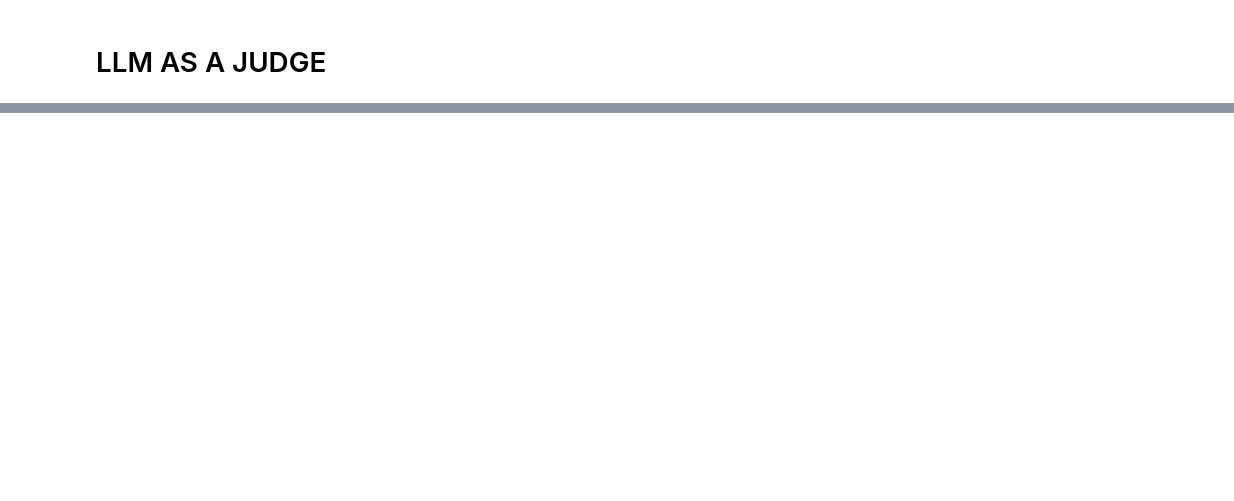
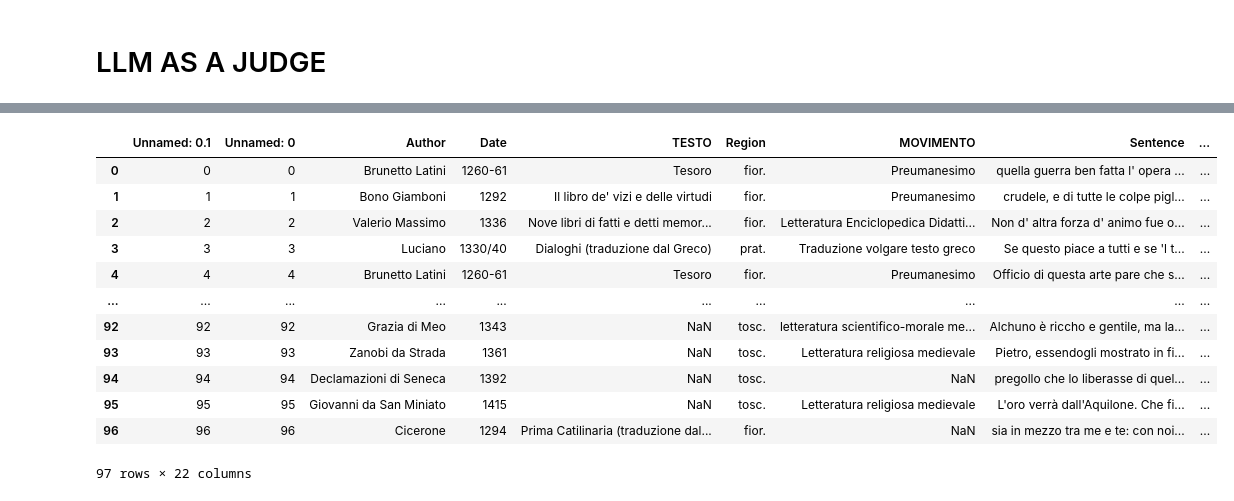
Before and after one commit to Alessio-Olivieri/MNLP-Homework2, a Jupyter notebook: Prometheus.ipynb, the cells around one changed output, grey strips where cells are left out. Drawn from its saved outputs; the diff is of its cells as text; code cells hidden in the pictures; blank space fills up the shorter version.

Commit message:
Kaggle Notebook | Prometheus | Version 5

```diff
--- a/Prometheus.ipynb
+++ b/Prometheus.ipynb
@@ -474,0 +542,17 @@ print(discrepanti[['frase_tradotta', 'valutazione_umana', 'valutazione_llm', 'di
+# %%
+t = pd.read_csv("/kaggle/working/predicted_mistral_traduzioni_con_score_grammatic.csv")
+t
+# %% [output]
+|  | Unnamed: 0.1 | Unnamed: 0 | Author | Date | TESTO | Region | MOVIMENTO | Sentence | ... |
+| 0 | 0 | 0 | Brunetto Latini | 1260-61 | Tesoro | fior. | Preumanesimo | quella guerra ben fatta l' opera ... | ... |
+| 1 | 1 | 1 | Bono Giamboni | 1292 | Il libro de' vizi e delle virtudi | fior. | Preumanesimo | crudele, e di tutte le colpe pigl... | ... |
+| 2 | 2 | 2 | Valerio Massimo | 1336 | Nove libri di fatti e detti memor... | fior. | Letteratura Enciclopedica Didatti... | Non d' altra forza d' animo fue o... | ... |
+| 3 | 3 | 3 | Luciano | 1330/40 | Dialoghi (traduzione dal Greco) | prat. | Traduzione volgare testo greco | Se questo piace a tutti e se 'l t... | ... |
+| 4 | 4 | 4 | Brunetto Latini | 1260-61 | Tesoro | fior. | Preumanesimo | Officio di questa arte pare che s... | ... |
+| ... | ... | ... | ... | ... | ... | ... | ... | ... | ... |
+| 92 | 92 | 92 | Grazia di Meo | 1343 | NaN | tosc. | letteratura scientifico-morale me... | Alchuno è riccho e gentile, ma la... | ... |
+| 93 | 93 | 93 | Zanobi da Strada | 1361 | NaN | tosc. | Letteratura religiosa medievale | Pietro, essendogli mostrato in fi... | ... |
+| 94 | 94 | 94 | Declamazioni di Seneca | 1392 | NaN | tosc. | NaN | pregollo che lo liberasse di quel... | ... |
+| 95 | 95 | 95 | Giovanni da San Miniato | 1415 | NaN | tosc. | Letteratura religiosa medievale | L'oro verrà dall'Aquilone. Che fi... | ... |
+| 96 | 96 | 96 | Cicerone | 1294 | Prima Catilinaria (traduzione dal... | fior. | NaN | sia in mezzo tra me e te: con noi... | ... |
+97 rows × 22 columns
```
Also changed, not shown: parts of 15 cells of this notebook.
